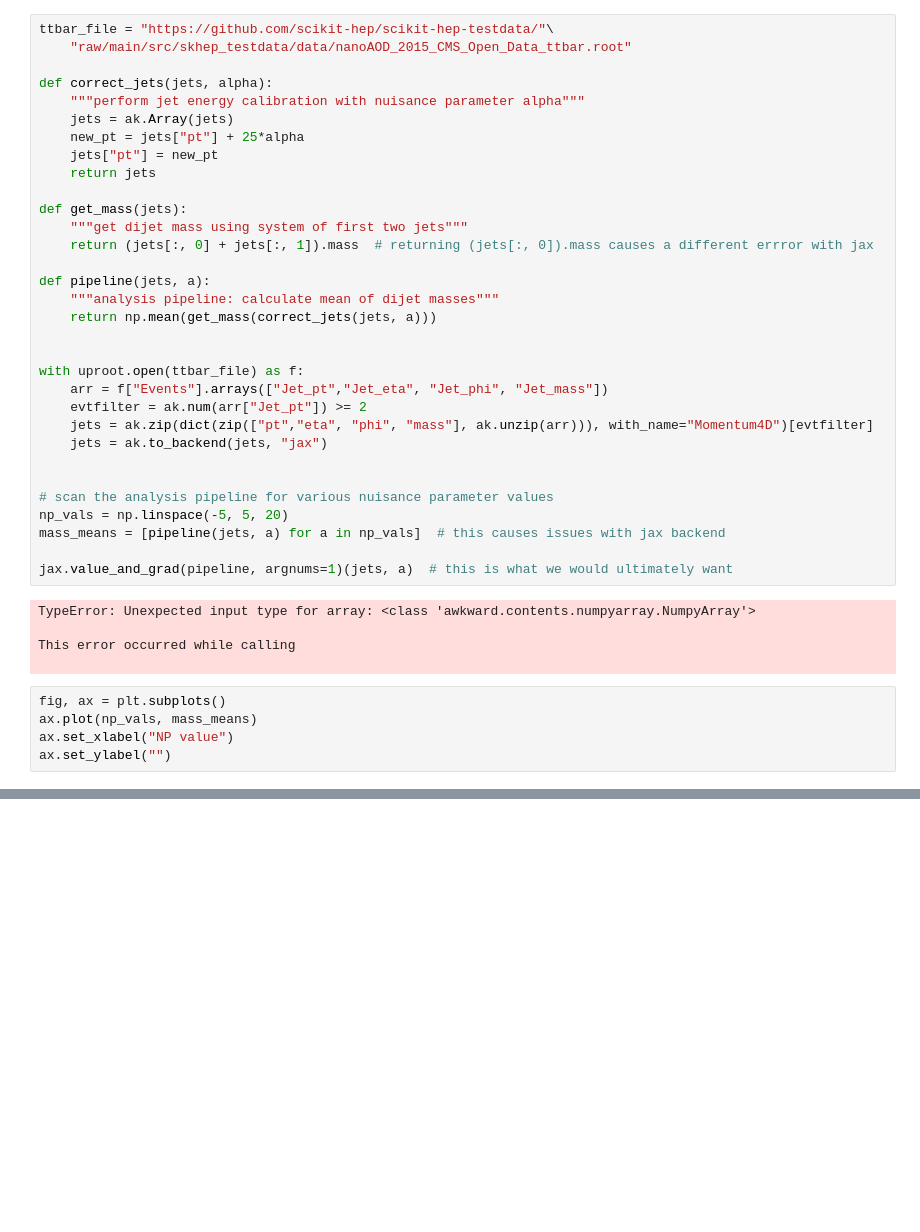
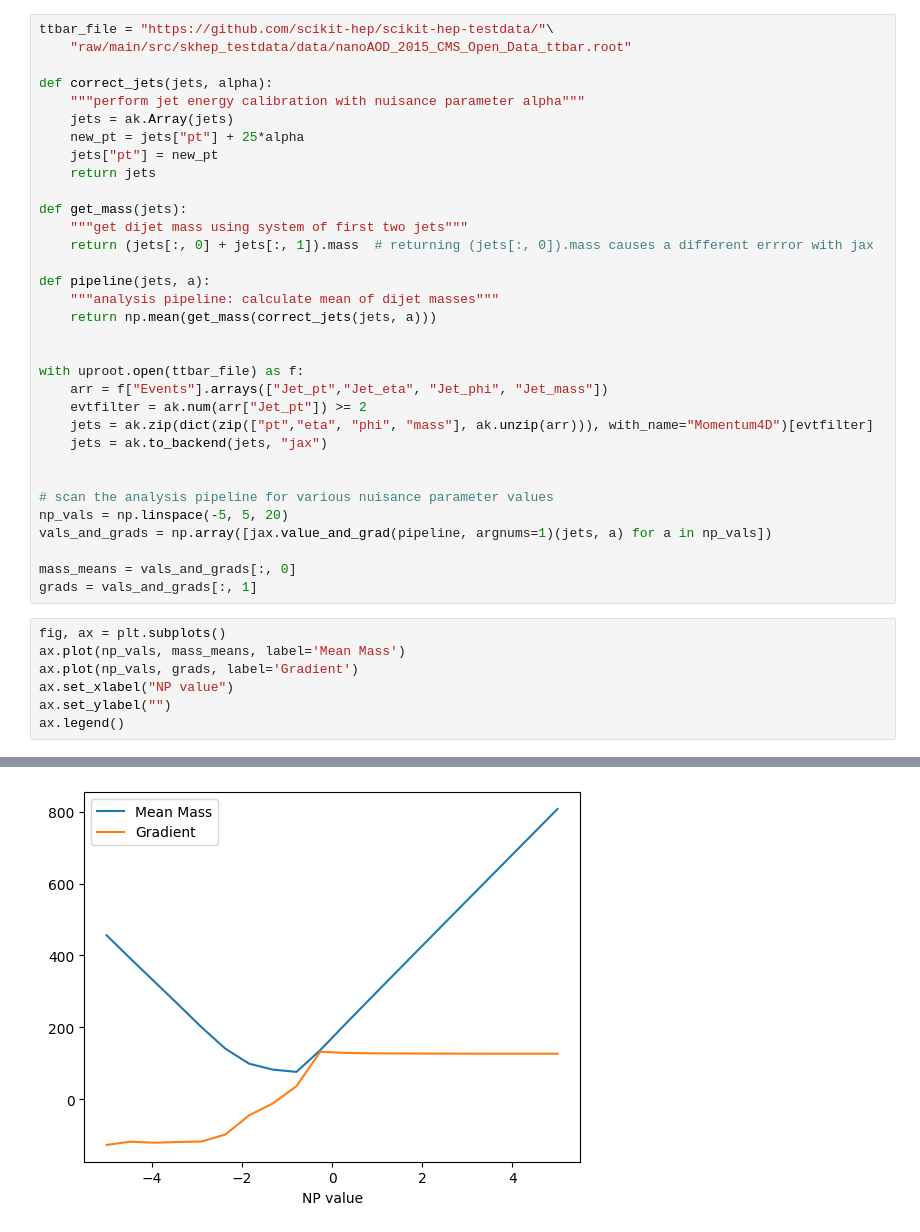
Before and after one commit to iris-hep/agc-autodiff, a Jupyter notebook: jet_calibration.ipynb, the cells around one changed output, grey strips where cells are left out. Drawn from its saved outputs; the diff is of its cells as text; blank space fills up the shorter version.

```diff
--- a/jet_calibration.ipynb
+++ b/jet_calibration.ipynb
@@ -38,16 +39,15 @@ with uproot.open(ttbar_file) as f:
 
 # scan the analysis pipeline for various nuisance parameter values
 np_vals = np.linspace(-5, 5, 20)
-mass_means = [pipeline(jets, a) for a in np_vals]  # this causes issues with jax backend
+vals_and_grads = np.array([jax.value_and_grad(pipeline, argnums=1)(jets, a) for a in np_vals])
 
-jax.value_and_grad(pipeline, argnums=1)(jets, a)  # this is what we would ultimately want
+mass_means = vals_and_grads[:, 0]
+grads = vals_and_grads[:, 1]
-# %% [output]
-TypeError: Unexpected input type for array: <class 'awkward.contents.numpyarray.NumpyArray'>
-
-This error occurred while calling
-
 # %%
 fig, ax = plt.subplots()
-ax.plot(np_vals, mass_means)
+ax.plot(np_vals, mass_means, label='Mean Mass')
+ax.plot(np_vals, grads, label='Gradient')
 ax.set_xlabel("NP value")
 ax.set_ylabel("")
+ax.legend()
+# %% [output]
@@ -54 +55,2 @@ ax.set_ylabel("")
+[figure, added]
 # %% [markdown]
```
Also changed, not shown: parts of 7 cells of this notebook.
